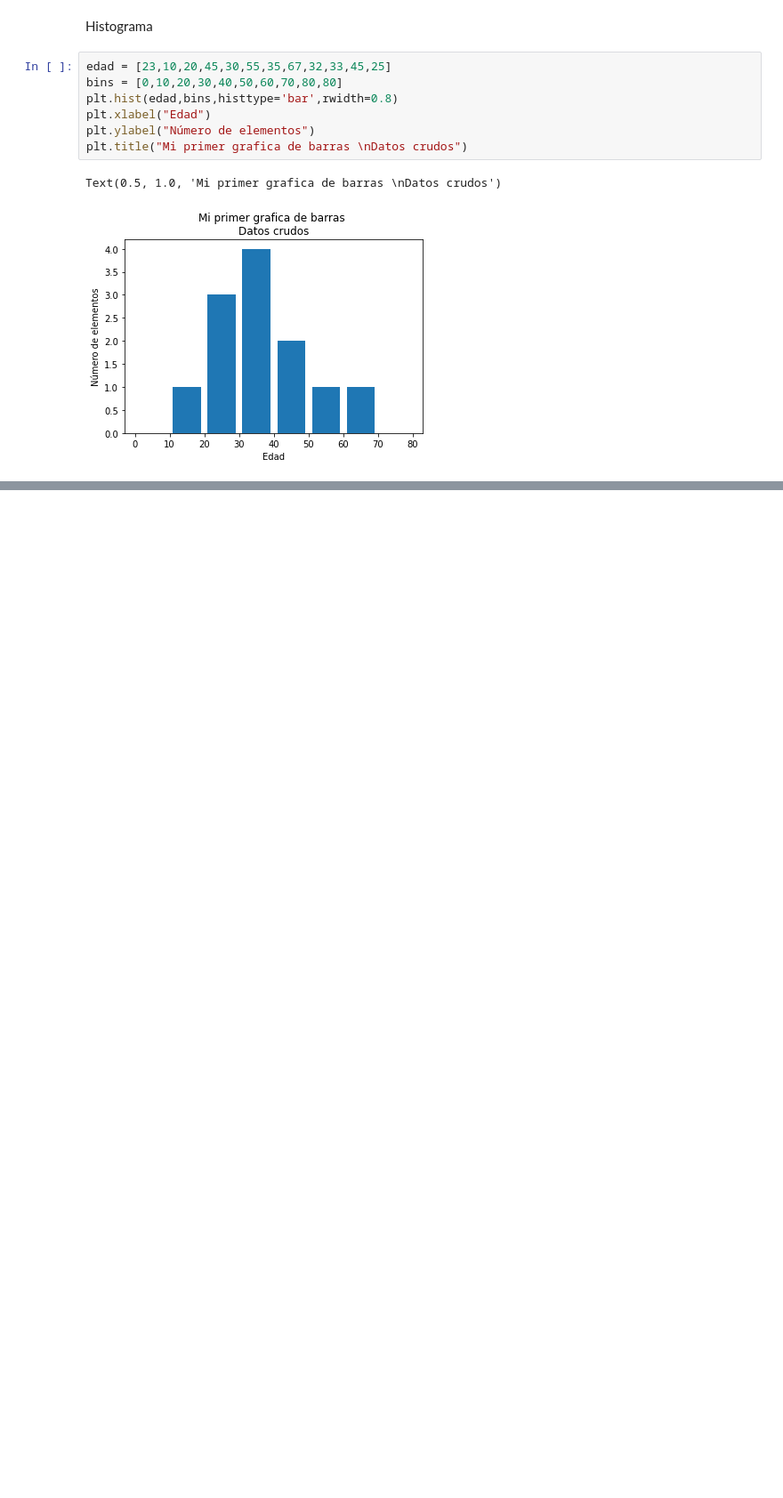
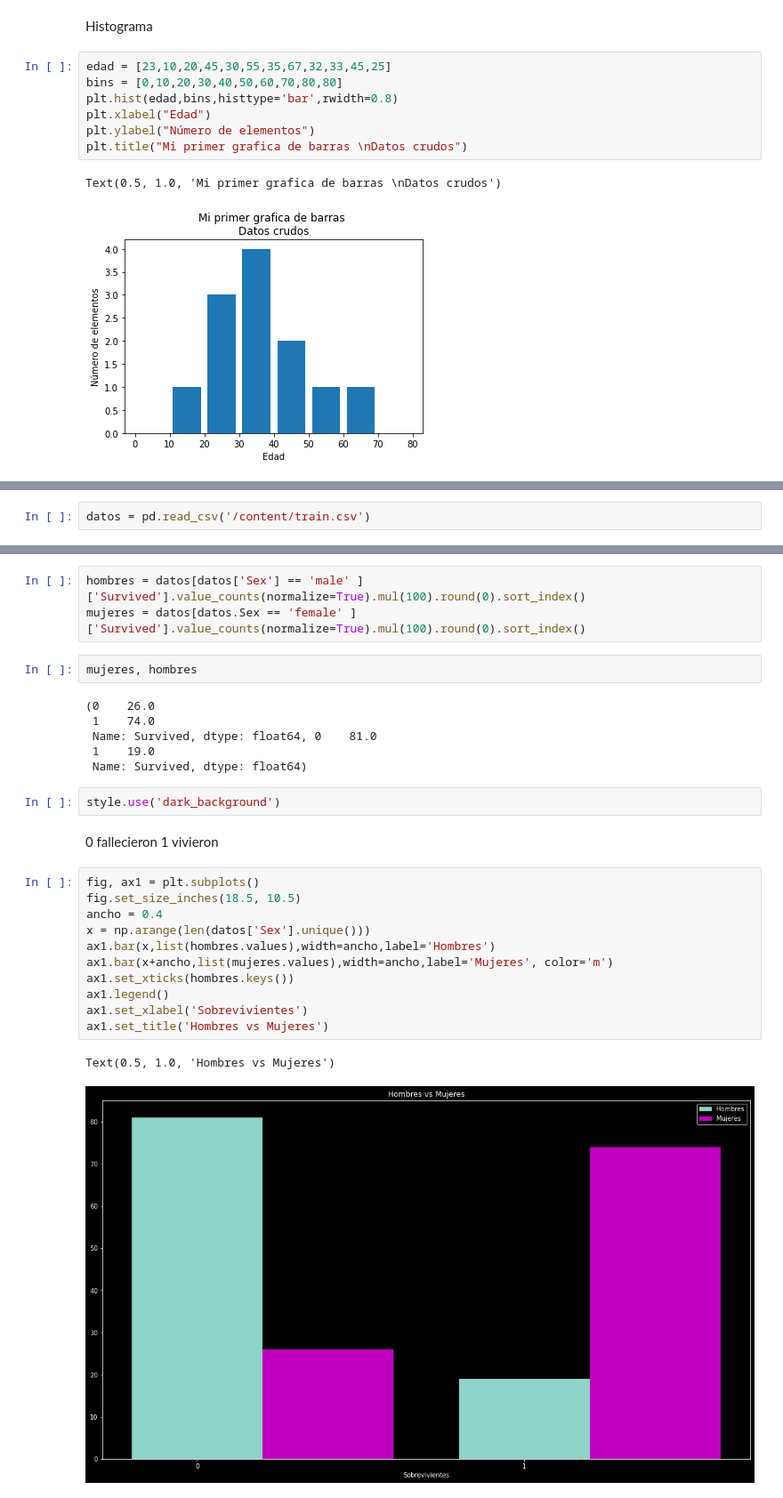
Before and after one commit to oniprograma/Matplotlib101, a Jupyter notebook: Matplotlib_101_Histogramas_y_barras.ipynb, the cells around one changed output, grey strips where cells are left out. Shown at 89% size. Saved outputs shown, nothing was run; the diff lists cells and outputs as text; blank space fills up the shorter version.

```diff
--- a/Matplotlib_101_Histogramas_y_barras.ipynb
+++ b/Matplotlib_101_Histogramas_y_barras.ipynb
@@ -34,0 +43,2 @@ Text(0.5, 1.0, 'Mi primer grafica de barras \nDatos crudos')
+# %%
+datos = pd.read_csv('/content/train.csv')
@@ -34,0 +54,30 @@ Text(0.5, 1.0, 'Mi primer grafica de barras \nDatos crudos')
+# %%
+hombres = datos[datos['Sex'] == 'male' ]['Survived'].value_counts(normalize=True).mul(100).round(0).sort_index()
+mujeres = datos[datos.Sex == 'female' ]['Survived'].value_counts(normalize=True).mul(100).round(0).sort_index()
+# %%
+mujeres, hombres
+# %% [output]
+(0    26.0
+ 1    74.0
+ Name: Survived, dtype: float64, 0    81.0
+ 1    19.0
+ Name: Survived, dtype: float64)
+# %%
+style.use('dark_background')
+# %% [markdown]
+0 fallecieron
+1 vivieron
+# %%
+fig, ax1 = plt.subplots()
+fig.set_size_inches(18.5, 10.5)
+ancho = 0.4
+x = np.arange(len(datos['Sex'].unique()))
+ax1.bar(x,list(hombres.values),width=ancho,label='Hombres')
+ax1.bar(x+ancho,list(mujeres.values),width=ancho,label='Mujeres', color='m')
+ax1.set_xticks(hombres.keys())
+ax1.legend()
+ax1.set_xlabel('Sobrevivientes')
+ax1.set_title('Hombres vs Mujeres')
+# %% [output]
+Text(0.5, 1.0, 'Hombres vs Mujeres')
+[figure, added]
```
Also changed, not shown: parts of 3 cells of this notebook.
